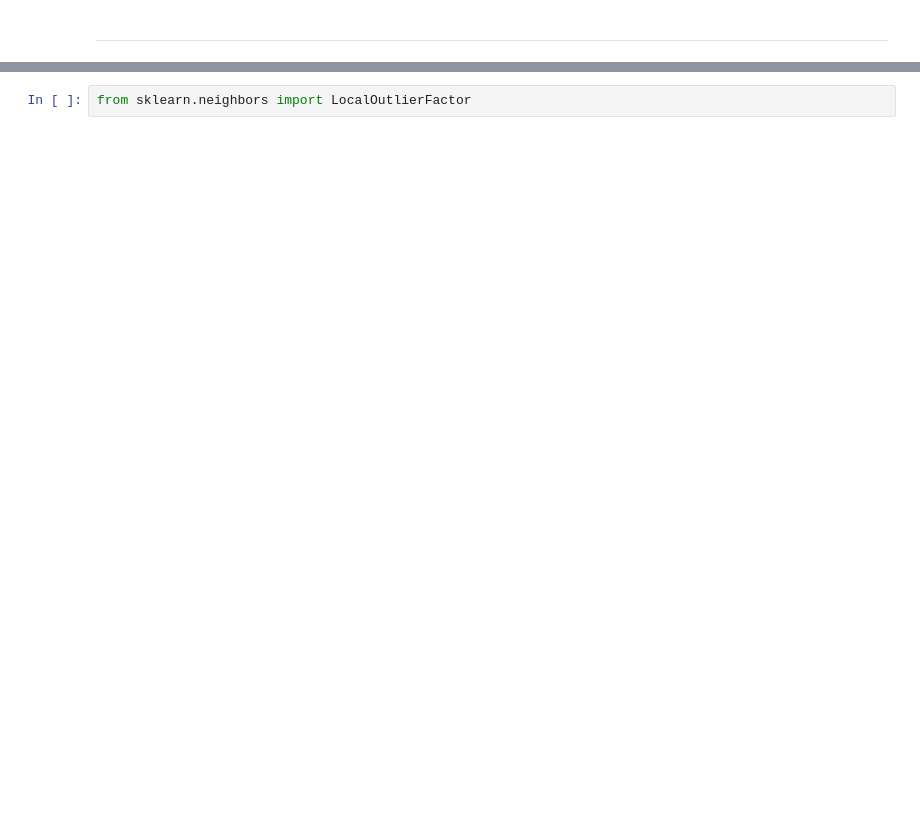
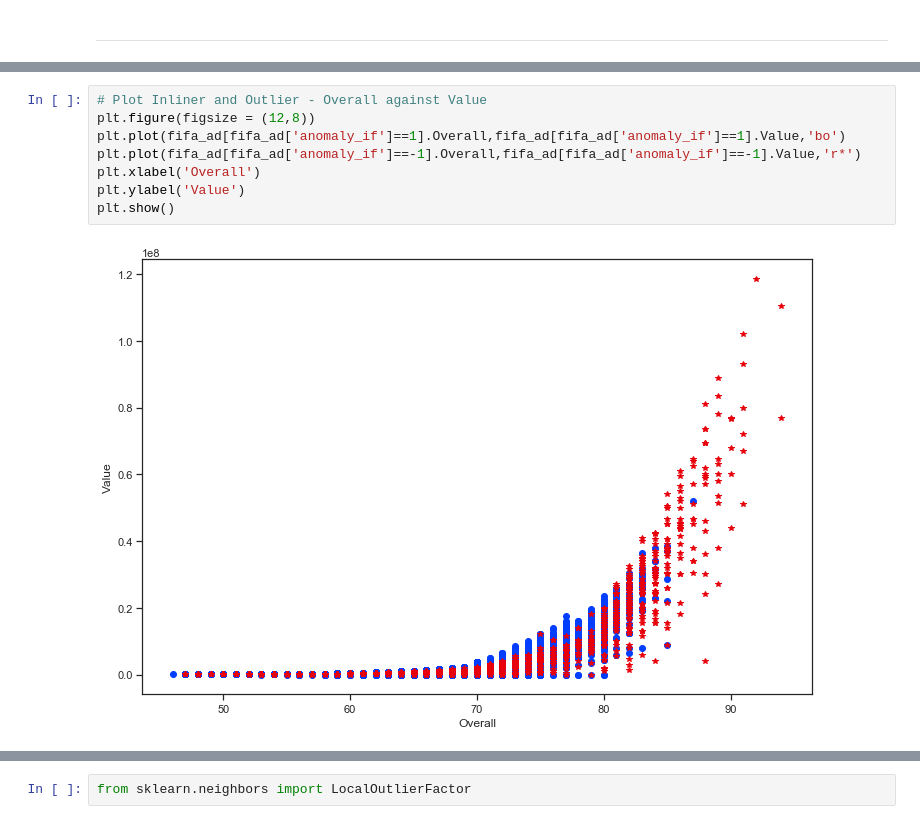
Before and after one commit to nazihkalo/FIFA19-Scouting-Analysis, a Jupyter notebook: 150-Anomoly_Detection.ipynb, the cells around one changed output, grey strips where cells are left out. Cells and saved outputs as stored; diff of their text form; blank space fills up the shorter version.

```diff
--- a/150-Anomoly_Detection.ipynb
+++ b/150-Anomoly_Detection.ipynb
@@ -533,0 +619,10 @@ fifa_gk[fifa_gk['anomaly_svm']==-1].sort_values(by=['Overall','Value'],ascending
+# %%
+# Plot Inliner and Outlier - Overall against Value
+plt.figure(figsize = (12,8))
+plt.plot(fifa_ad[fifa_ad['anomaly_if']==1].Overall,fifa_ad[fifa_ad['anomaly_if']==1].Value,'bo')
+plt.plot(fifa_ad[fifa_ad['anomaly_if']==-1].Overall,fifa_ad[fifa_ad['anomaly_if']==-1].Value,'r*')
+plt.xlabel('Overall')
+plt.ylabel('Value')
+plt.show()
+# %% [output]
+[figure, added]
```
Also changed, not shown: parts of 52 cells of this notebook.
